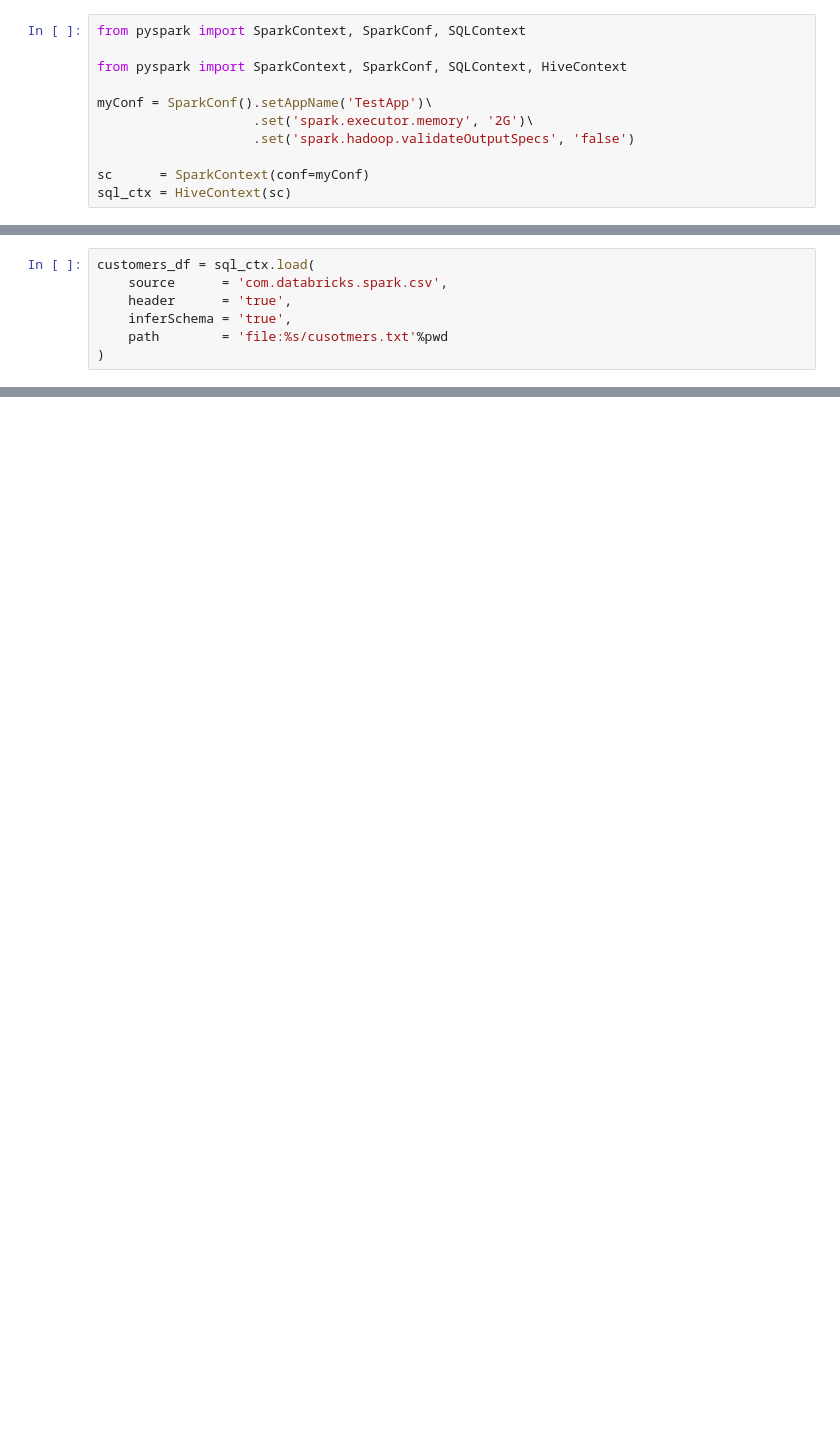
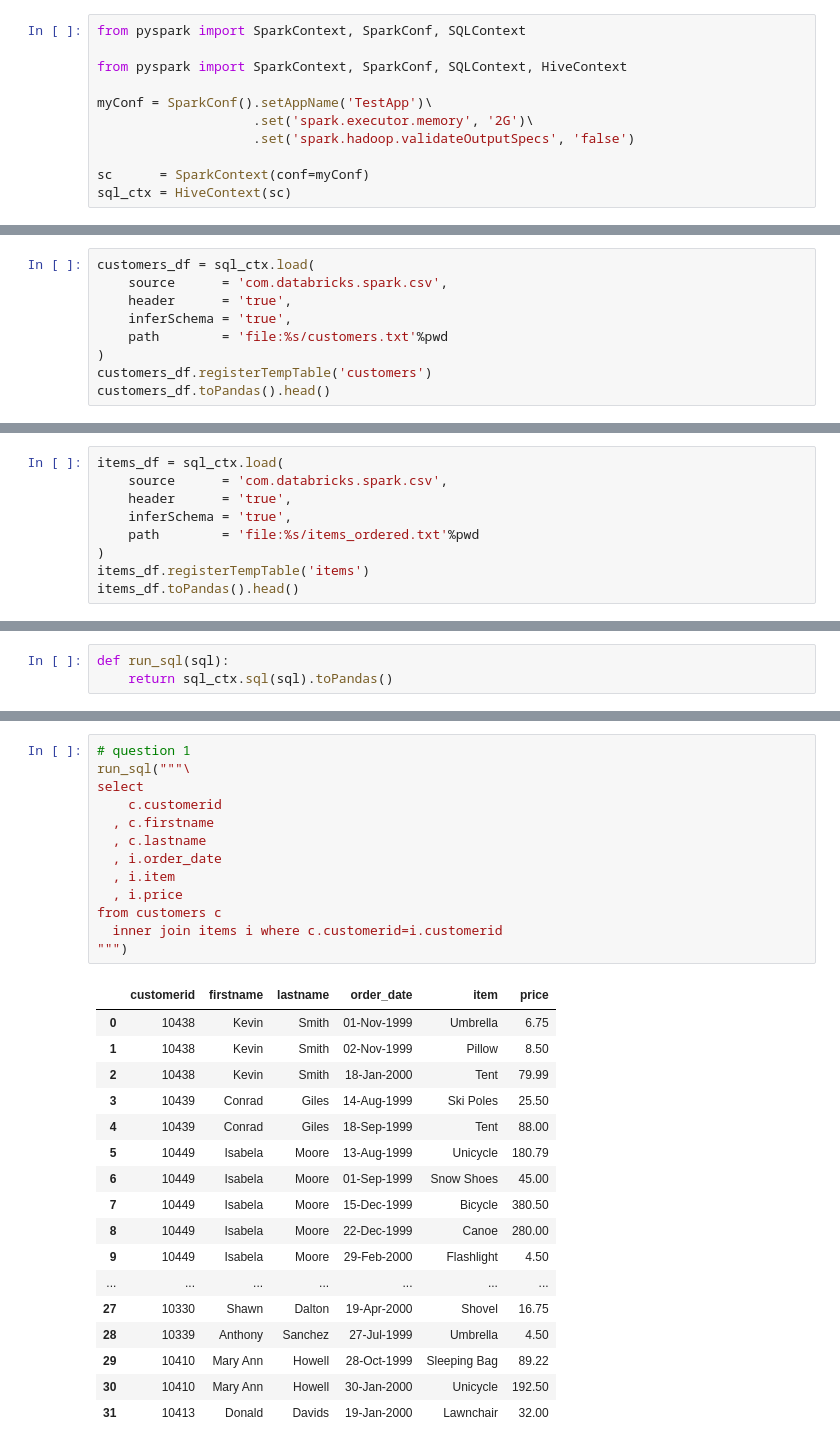
Before and after one commit to nakicam/DataScienceTraining, a Jupyter notebook: examples/drills/spark_sql_drills.ipynb, the cells around one changed output, grey strips where cells are left out. Saved outputs shown, nothing was run; the diff lists cells and outputs as text; blank space fills up the shorter version.

```diff
--- a/examples/drills/spark_sql_drills.ipynb
+++ b/examples/drills/spark_sql_drills.ipynb
@@ -43,5 +45,7 @@ customers_df = sql_ctx.load(
     source      = 'com.databricks.spark.csv',
     header      = 'true',
     inferSchema = 'true',
-    path        = 'file:%s/cusotmers.txt'%pwd
+    path        = 'file:%s/customers.txt'%pwd
 )
+customers_df.registerTempTable('customers')
+customers_df.toPandas().head()
@@ -47,0 +66,9 @@ customers_df = sql_ctx.load(
+# %%
+items_df = sql_ctx.load(
+    source      = 'com.databricks.spark.csv',
+    header      = 'true',
+    inferSchema = 'true',
+    path        = 'file:%s/items_ordered.txt'%pwd
+)
+items_df.registerTempTable('items')
+items_df.toPandas().head()
@@ -47,0 +89,3 @@ customers_df = sql_ctx.load(
+# %%
+def run_sql(sql):
+    return sql_ctx.sql(sql).toPandas()
@@ -47,0 +695,31 @@ customers_df = sql_ctx.load(
+# %%
+# question 1
+run_sql("""\
+select
+    c.customerid
+  , c.firstname
+  , c.lastname
+  , i.order_date
+  , i.item
+  , i.price
+from customers c
+  inner join items i where c.customerid=i.customerid
+""")
+# %% [output]
+|  | customerid | firstname | lastname | order_date | item | price |
+| 0 | 10438 | Kevin | Smith | 01-Nov-1999 | Umbrella | 6.75 |
+| 1 | 10438 | Kevin | Smith | 02-Nov-1999 | Pillow | 8.50 |
+| 2 | 10438 | Kevin | Smith | 18-Jan-2000 | Tent | 79.99 |
+| 3 | 10439 | Conrad | Giles | 14-Aug-1999 | Ski Poles | 25.50 |
+| 4 | 10439 | Conrad | Giles | 18-Sep-1999 | Tent | 88.00 |
+| 5 | 10449 | Isabela | Moore | 13-Aug-1999 | Unicycle | 180.79 |
+| 6 | 10449 | Isabela | Moore | 01-Sep-1999 | Snow Shoes | 45.00 |
+| 7 | 10449 | Isabela | Moore | 15-Dec-1999 | Bicycle | 380.50 |
+| 8 | 10449 | Isabela | Moore | 22-Dec-1999 | Canoe | 280.00 |
+| 9 | 10449 | Isabela | Moore | 29-Feb-2000 | Flashlight | 4.50 |
+| ... | ... | ... | ... | ... | ... | ... |
+| 27 | 10330 | Shawn | Dalton | 19-Apr-2000 | Shovel | 16.75 |
+| 28 | 10339 | Anthony | Sanchez | 27-Jul-1999 | Umbrella | 4.50 |
+| 29 | 10410 | Mary Ann | Howell | 28-Oct-1999 | Sleeping Bag | 89.22 |
+| 30 | 10410 | Mary Ann | Howell | 30-Jan-2000 | Unicycle | 192.50 |
+| 31 | 10413 | Donald | Davids | 19-Jan-2000 | Lawnchair | 32.00 |
```
Also changed, not shown: parts of 41 cells of this notebook, 3 other files.
